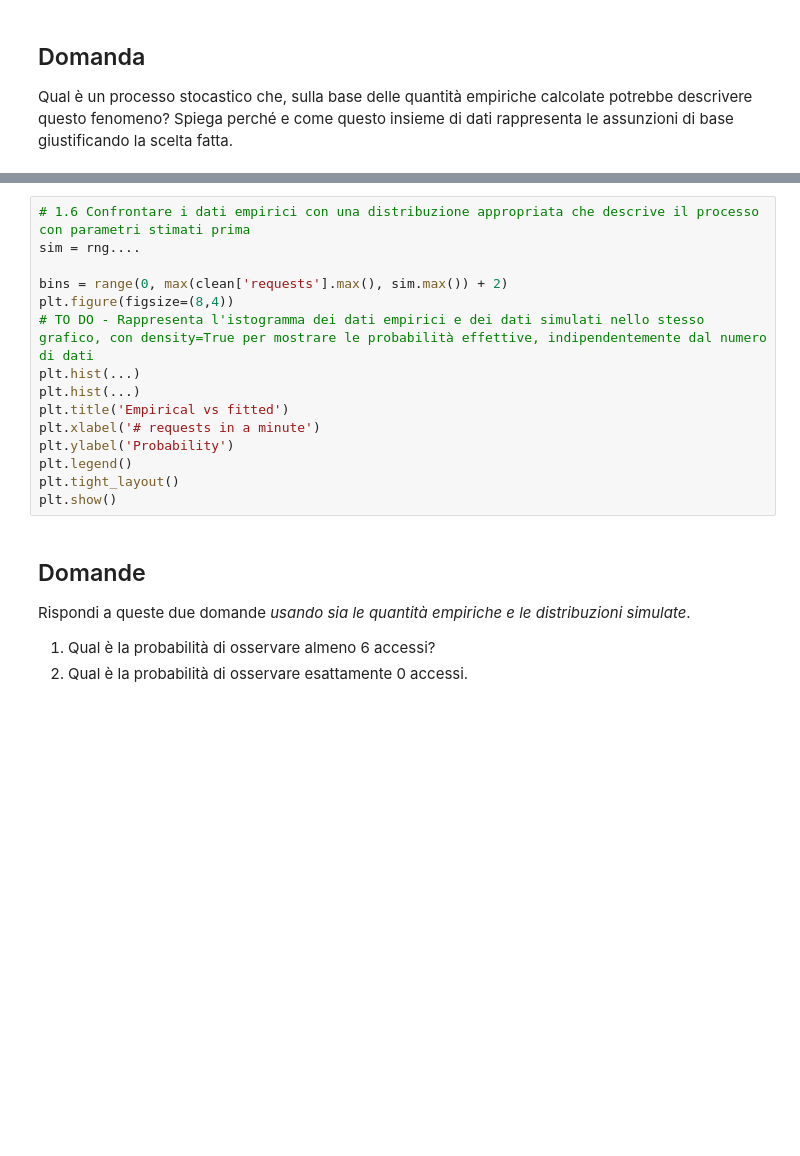
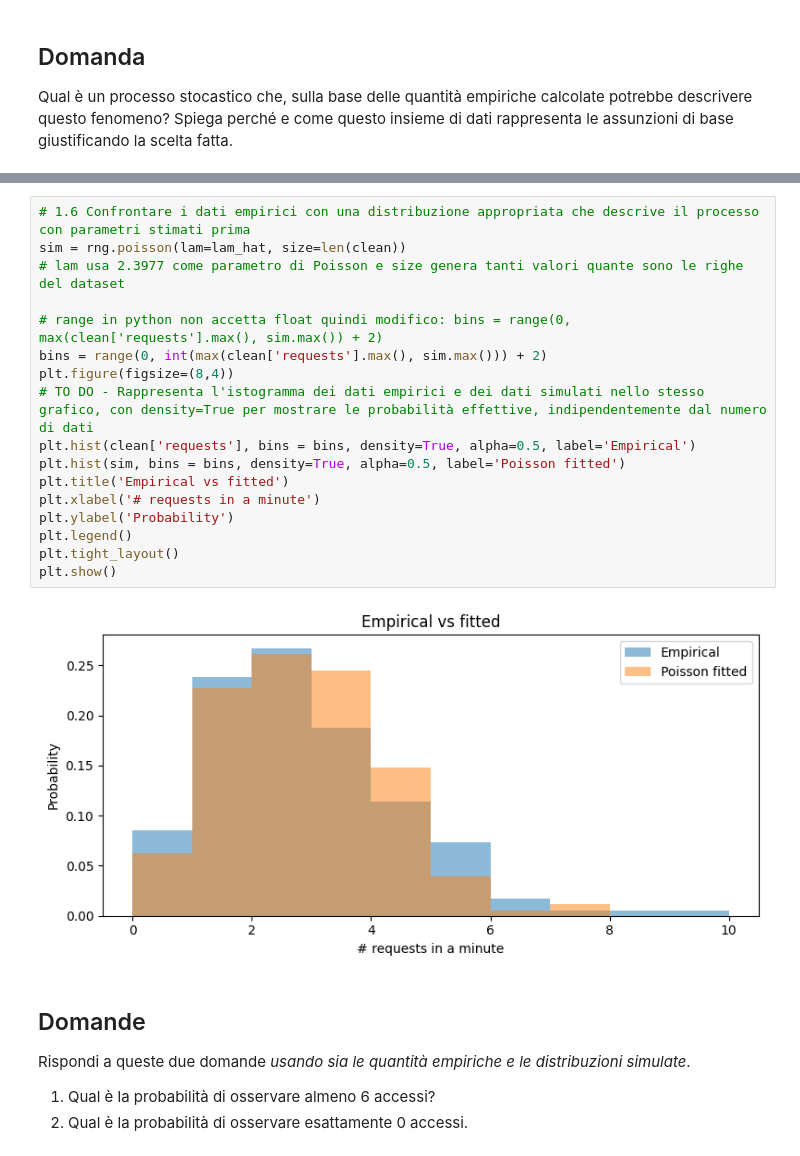
Before and after one commit to iamgiu/Introduzione-al-Data-Science, a Jupyter notebook: Notebook/Prima Settimana/lab1.ipynb, the cells around one changed output, grey strips where cells are left out. Saved outputs shown, nothing was run; the diff lists cells and outputs as text; blank space fills up the shorter version.

```diff
--- a/Notebook/Prima Settimana/lab1.ipynb
+++ b/Notebook/Prima Settimana/lab1.ipynb
@@ -90,18 +111,21 @@ Qual è un processo stocastico che, sulla base delle quantità empiriche calcola
 # %%
 # 1.6 Confrontare i dati empirici con una distribuzione appropriata che descrive il processo con parametri stimati prima
-sim = rng....
+sim = rng.poisson(lam=lam_hat, size=len(clean))                                                                         # lam usa 2.3977 come parametro di Poisson e size genera tanti valori quante sono le righe del dataset
 
-bins = range(0, max(clean['requests'].max(), sim.max()) + 2)
+# range in python non accetta float quindi modifico: bins = range(0, max(clean['requests'].max(), sim.max()) + 2)
+bins = range(0, int(max(clean['requests'].max(), sim.max())) + 2)
 plt.figure(figsize=(8,4))
 # TO DO - Rappresenta l'istogramma dei dati empirici e dei dati simulati nello stesso grafico, con density=True per mostrare le probabilità effettive, indipendentemente dal numero di dati
-plt.hist(...)
-plt.hist(...)
+plt.hist(clean['requests'], bins = bins, density=True, alpha=0.5, label='Empirical')
+plt.hist(sim, bins = bins, density=True, alpha=0.5, label='Poisson fitted')
 plt.title('Empirical vs fitted')
 plt.xlabel('# requests in a minute')
 plt.ylabel('Probability')
 plt.legend()
 plt.tight_layout()
 plt.show()
+# %% [output]
+[figure, added]
 # %% [markdown]
 ## Domande
 
```
Also changed, not shown: parts of 14 cells of this notebook.
